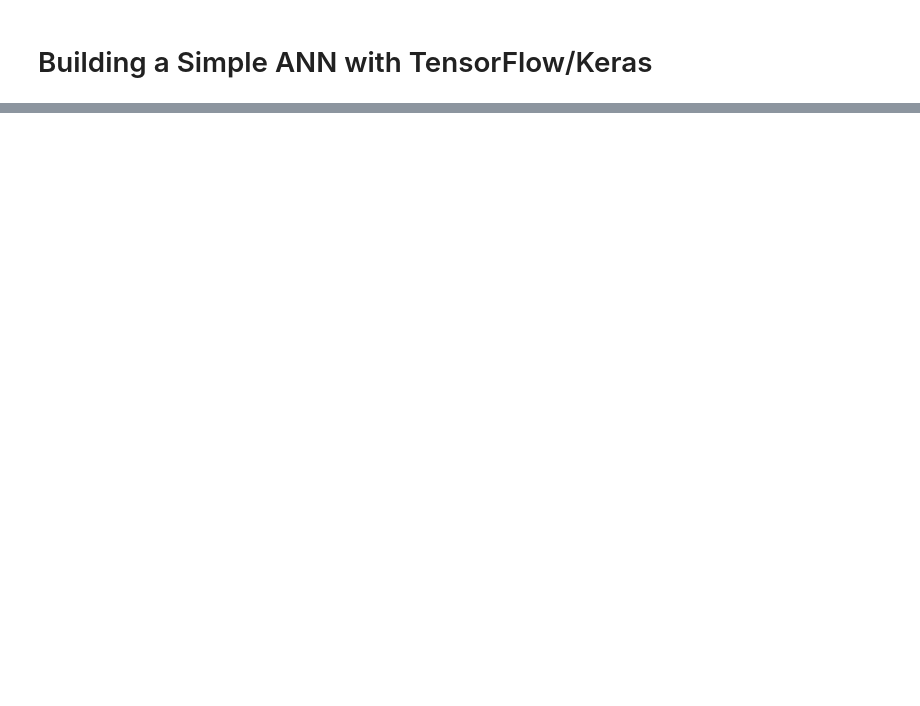
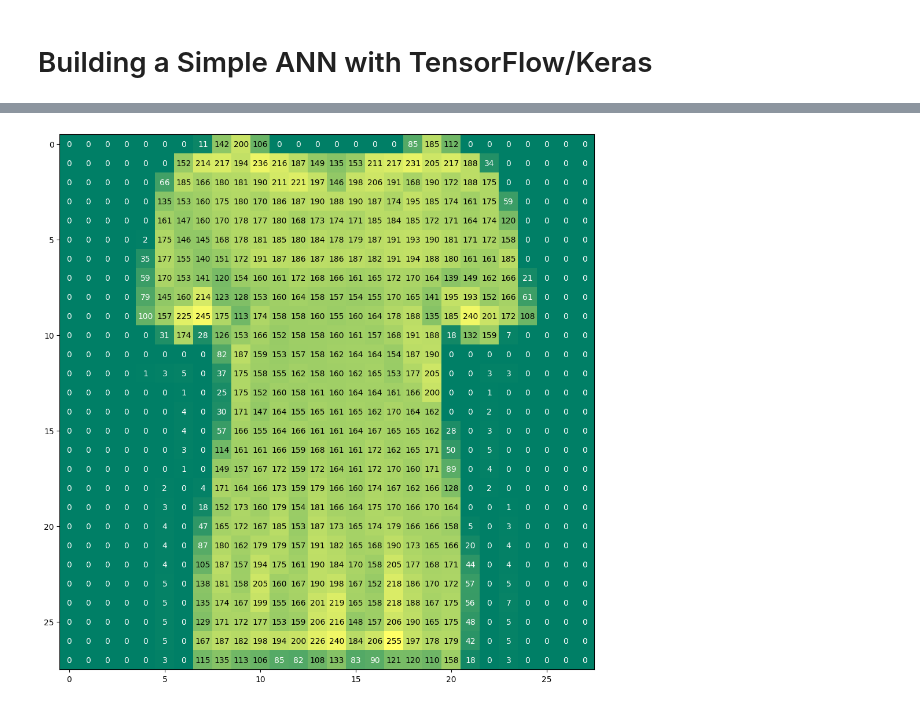
Before and after one commit to AIBauchi/AIBauchi-Computer-Vision-Bootcamp, a Jupyter notebook: Week3/day2/3.2.0-Training_ANN.ipynb, the cells around one changed output, grey strips where cells are left out. Saved outputs shown, nothing was run; the diff lists cells and outputs as text; code cells hidden in the pictures; blank space fills up the shorter version.

```diff
--- a/Week3/day2/3.2.0-Training_ANN.ipynb
+++ b/Week3/day2/3.2.0-Training_ANN.ipynb
@@ -55,9 +69,3 @@ from tensorflow.keras.layers import Dense, Flatten
-# %%
-from sklearn.preprocessing import StandardScaler
-# Scale the features using StandardScaler
-scaler = StandardScaler()
-X_train_scaled = scaler.fit_transform(X_train)
-X_test_scaled = scaler.transform(X_test)
 # %%
 # Build the ANN model
 model = Sequential()
@@ -84,7 +129,7 @@ model.count_params()
 model.compile(loss='mean_squared_error', optimizer='sgd')
 # %%
 # Train the model
-model.fit(X_train_scaled, y_train, epochs=30, batch_size=32, validation_data=(X_test_scaled, y_test))
+model.fit(X, y, epochs=30, batch_size=32, validation_data=(X_test_scaled, y_test))
 # %%
 from keras.datasets import fashion_mnist
 # %%
@@ -110,0 +182,19 @@ className = {0 :'T-shirt/top',
+# %%
+def visualize_input(img, ax):
+    ax.imshow(img, cmap='summer')
+    width, height = img.shape
+    thresh = img.max()/2.5
+    for x in range(width):
+        for y in range(height):
+            ax.annotate(str(round(img[x][y],2)), xy=(y,x),
+                        horizontalalignment='center',
+                        verticalalignment='center',
+                        color='white' if img[x][y]<thresh else 'black')
+# %%
+#Visualizing for digit MNIST
+fig = plt.figure(figsize = (12,12))
+ax = fig.add_subplot(111)
+visualize_input(X_train[10], ax)
+plt.show()
+# %% [output]
+[figure, added]
```
Also changed, not shown: parts of 26 cells of this notebook, 1 other file.
